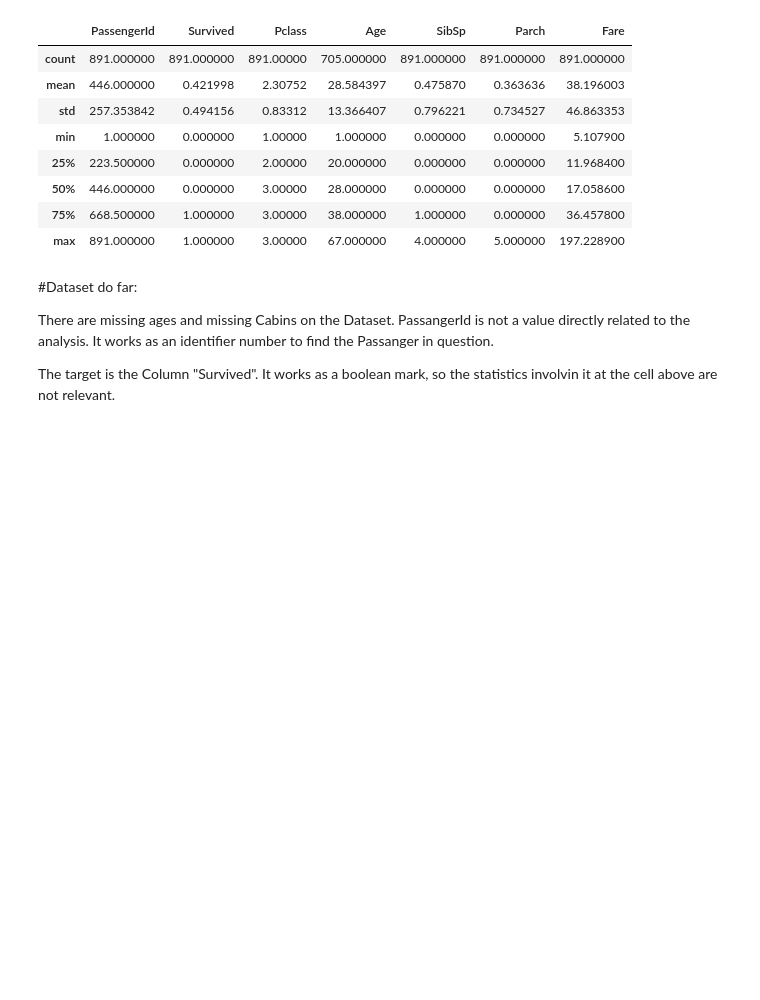
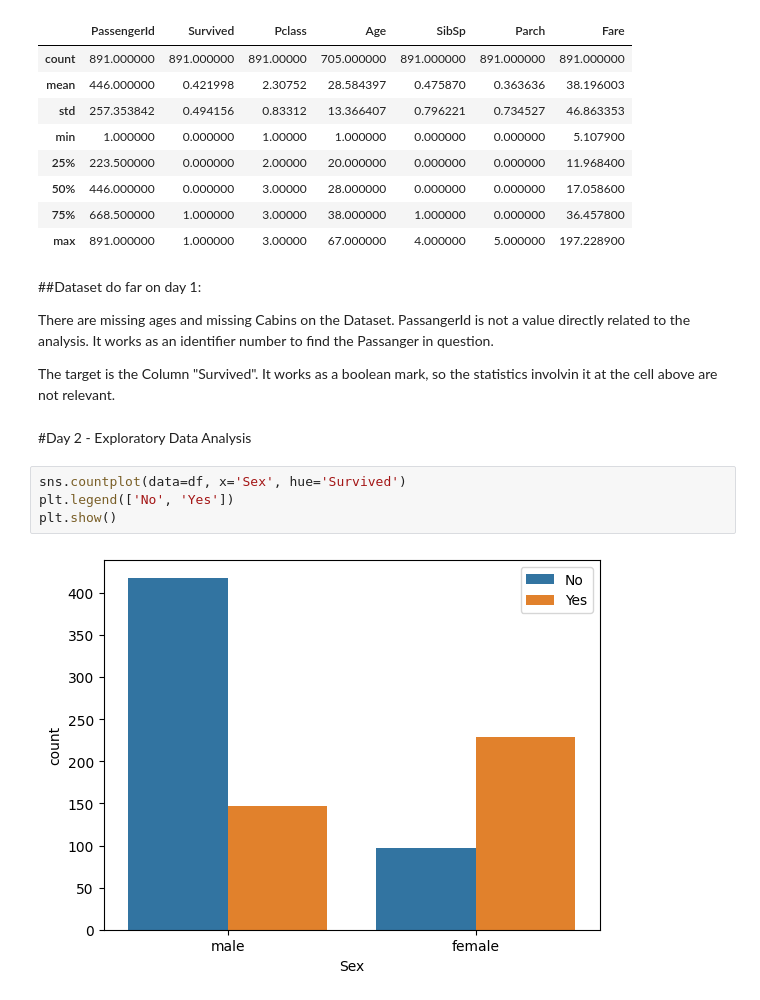
Before and after one commit to JoaoAichinger/titanic-ml, a Jupyter notebook: notebooks/exploration.ipynb, the cells around one changed output. Saved outputs shown, nothing was run; the diff lists cells and outputs as text; blank space fills up the shorter version.

Commit message:
Make dataset statistics and visual analysis

```diff
--- a/notebooks/exploration.ipynb
+++ b/notebooks/exploration.ipynb
@@ -82,8 +86,16 @@ df.describe()
 | 75% | 668.500000 | 1.000000 | 3.00000 | 38.000000 | 1.000000 | 0.000000 | 36.457800 |
 | max | 891.000000 | 1.000000 | 3.00000 | 67.000000 | 4.000000 | 5.000000 | 197.228900 |
 # %% [markdown]
-#Dataset do far:
+##Dataset do far on day 1:
 
 There are missing ages and missing Cabins on the Dataset. PassangerId is not a value directly related to the analysis. It works as an identifier number to find the Passanger in question.
 
 The target is the Column "Survived". It works as a boolean mark, so the statistics involvin it at the cell above are not relevant.
+# %% [markdown]
+#Day 2 - Exploratory Data Analysis
+# %%
+sns.countplot(data=df, x='Sex', hue='Survived')
+plt.legend(['No', 'Yes'])
+plt.show()
+# %% [output]
+[figure, added]
```
Also changed, not shown: parts of 7 cells of this notebook.
